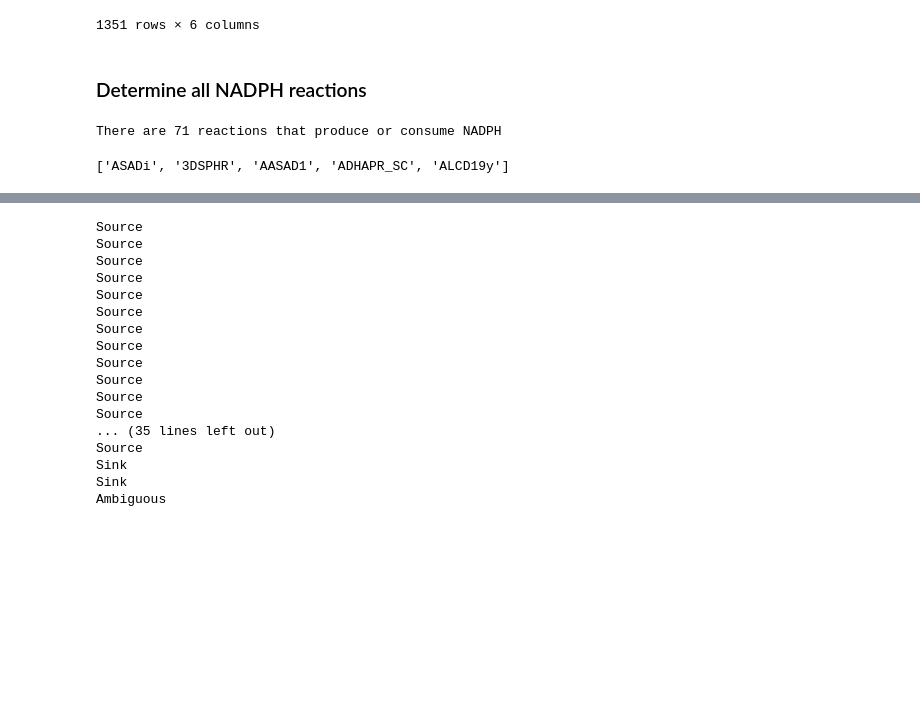
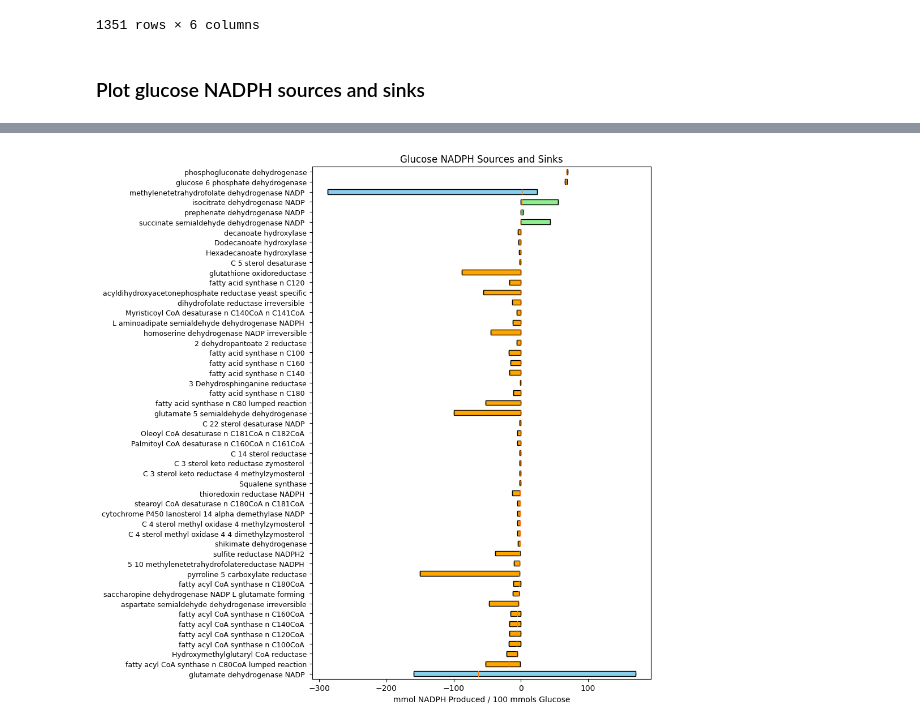
Before and after one commit to UH-MBBE/yarrowia-13C-gsm, a Jupyter notebook: notebooks/D_GSM_plots.ipynb, the cells around one changed output, grey strips where cells are left out. Saved outputs shown, nothing was run; the diff lists cells and outputs as text; code cells hidden in the pictures; blank space fills up the shorter version.

Commit message:
Added NADPH Sources and Sink Plots

```diff
--- a/notebooks/D_GSM_plots.ipynb
+++ b/notebooks/D_GSM_plots.ipynb
@@ -184,17 +190,8 @@ oleic_acid_gsm_fluxes_df
 | 1349 | biomass_glucose | NaN | 0.6822317267700153 13BDglcn[c] + ... | 0.000000 | 0.000000 | ... |
 | 1350 | biomass_oil | NaN | 0.6822317267700153 13BDglcn[c] + ... | 31.795453 | 31.789000 | ... |
 1351 rows × 6 columns
-# %% [markdown]
-### Determine all NADPH reactions
-# %%
-nadph_rxn_ids = [r.id for r in model.reactions if 'nadph[c]' in r.reaction]
-
-print(f'There are {len(nadph_rxn_ids)} reactions that produce or consume NADPH')
-
-nadph_rxn_ids[:5]
-# %% [output]
-There are 71 reactions that produce or consume NADPH
-['ASADi', '3DSPHR', 'AASAD1', 'ADHAPR_SC', 'ALCD19y']
+# %% [markdown]
+### Plot glucose NADPH sources and sinks
 # %%
 # filter glucose_gsm_fluxes_df to only include NADPH reactions
 glucose_gsm_nadph_fluxes_df = glucose_gsm_fluxes_df[glucose_gsm_fluxes_df['reaction_id'].isin(nadph_rxn_ids)]
@@ -208,5 +205,5 @@ glucose_gsm_nadph_fluxes_df = glucose_gsm_nadph_fluxes_df[
 # sort by gsm flux value
 glucose_gsm_nadph_fluxes_df = glucose_gsm_nadph_fluxes_df.sort_values(by='Glucose MFA-Constrained GSM flux', ascending=False)
 
-glucose_gsm_nadph_fluxes_df.head()
+plot_NADPH_sources_and_sinks(glucose_gsm_nadph_fluxes_df, model=model, substrate='Glucose')
 # %% [output]
@@ -218,0 +210 @@ glucose_gsm_nadph_fluxes_df.head()
+[figure, added]
@@ -237,21 +210,0 @@ def classify_reaction(row):
-# %%
-for _, row in glucose_gsm_nadph_fluxes_df.iterrows():
-    print(classify_reaction(row))
-# %% [output]
-Source
-Source
-Source
-Source
-Source
-Source
-Source
-Source
-Source
-Source
-Source
-Source
-... (35 lines left out)
-Source
-Sink
-Sink
-Ambiguous
```
Also changed, not shown: parts of 18 cells of this notebook, 2 other files.
